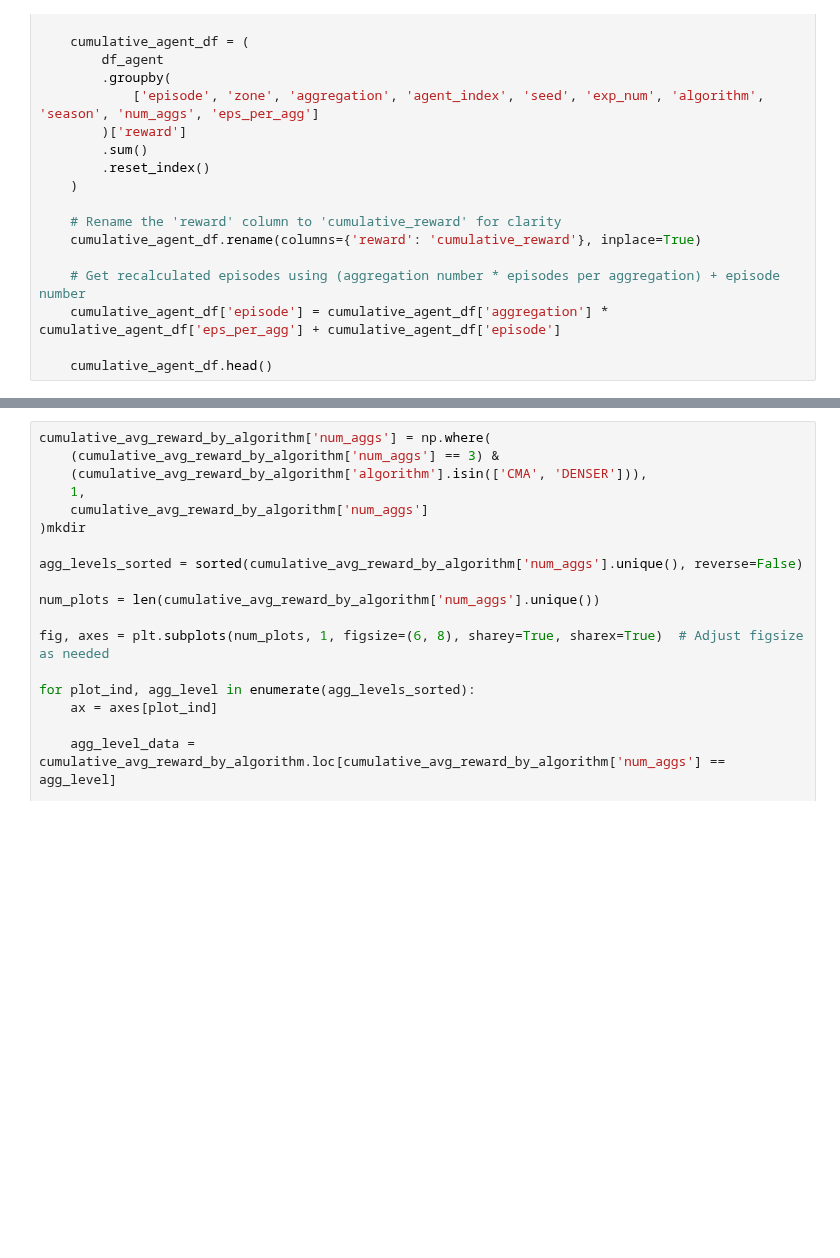
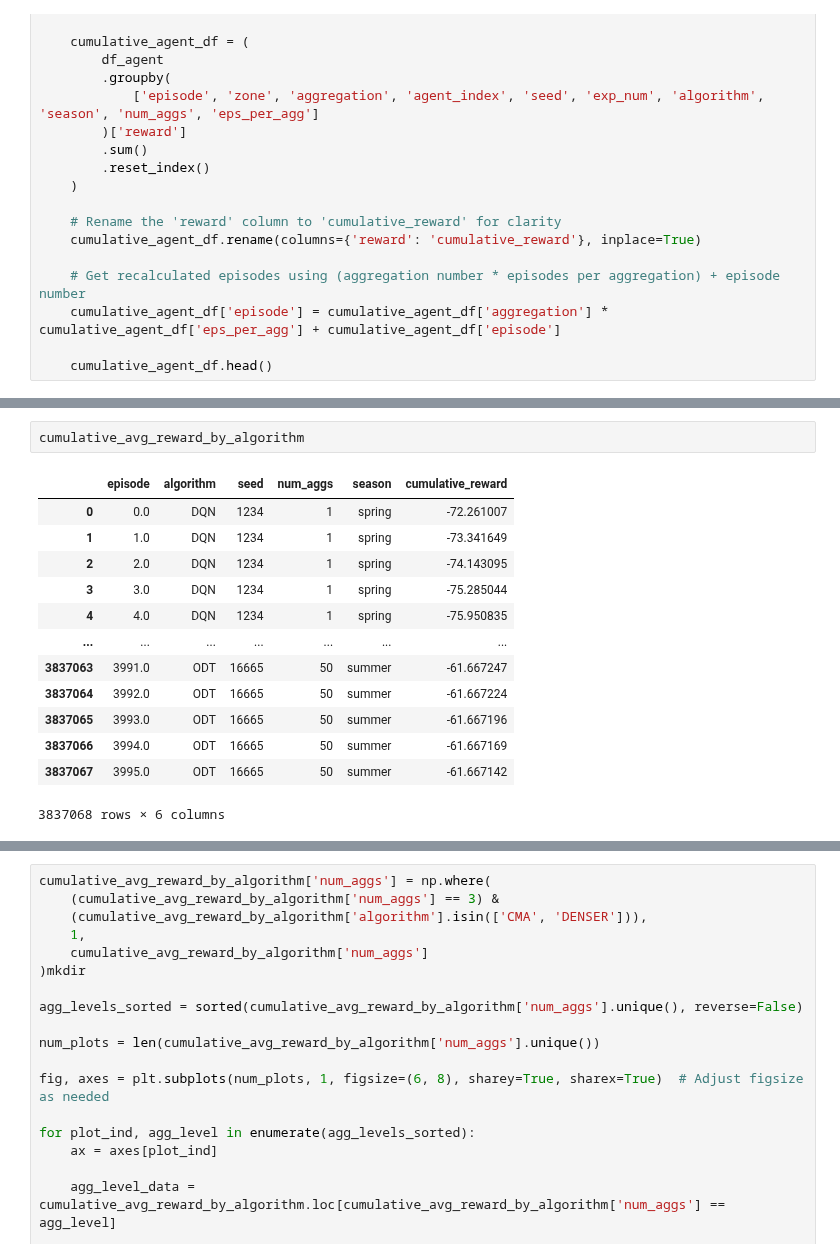
Before and after one commit to LucasHartmanWestern/rl-for-vrp-csp, a Jupyter notebook: experiments/Part 1 Figures.ipynb, the cells around one changed output, grey strips where cells are left out. Saved outputs shown, nothing was run; the diff lists cells and outputs as text; blank space fills up the shorter version.

```diff
--- a/experiments/Part 1 Figures.ipynb
+++ b/experiments/Part 1 Figures.ipynb
@@ -357,0 +362,16 @@ plt.show()
+# %%
+cumulative_avg_reward_by_algorithm
+# %% [output]
+|  | episode | algorithm | seed | num_aggs | season | cumulative_reward |
+| 0 | 0.0 | DQN | 1234 | 1 | spring | -72.261007 |
+| 1 | 1.0 | DQN | 1234 | 1 | spring | -73.341649 |
+| 2 | 2.0 | DQN | 1234 | 1 | spring | -74.143095 |
+| 3 | 3.0 | DQN | 1234 | 1 | spring | -75.285044 |
+| 4 | 4.0 | DQN | 1234 | 1 | spring | -75.950835 |
+| ... | ... | ... | ... | ... | ... | ... |
+| 3837063 | 3991.0 | ODT | 16665 | 50 | summer | -61.667247 |
+| 3837064 | 3992.0 | ODT | 16665 | 50 | summer | -61.667224 |
+| 3837065 | 3993.0 | ODT | 16665 | 50 | summer | -61.667196 |
+| 3837066 | 3994.0 | ODT | 16665 | 50 | summer | -61.667169 |
+| 3837067 | 3995.0 | ODT | 16665 | 50 | summer | -61.667142 |
+3837068 rows × 6 columns
```
Also changed, not shown: parts of 8 cells of this notebook, 1 other file.
